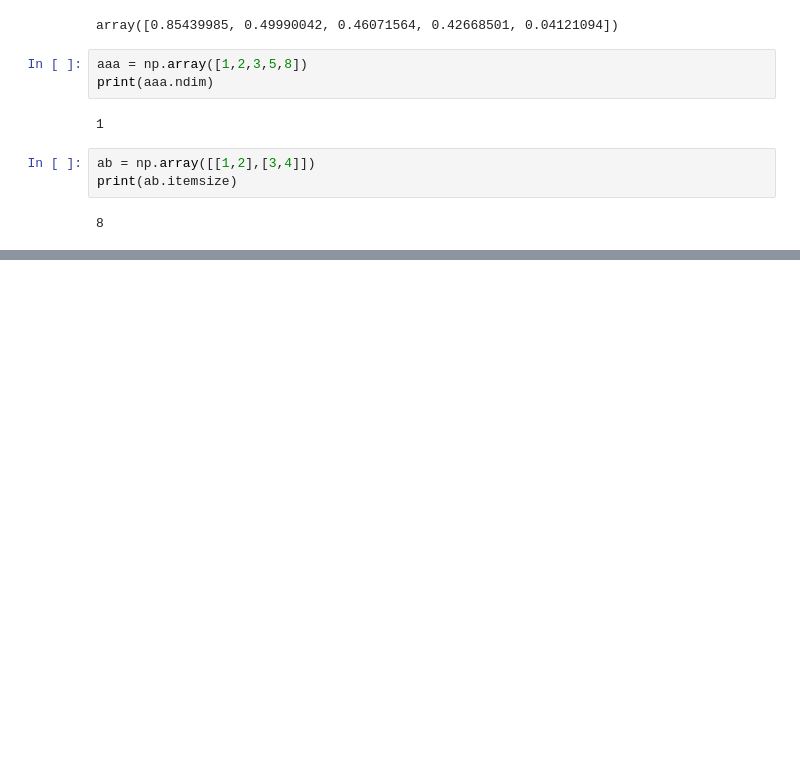
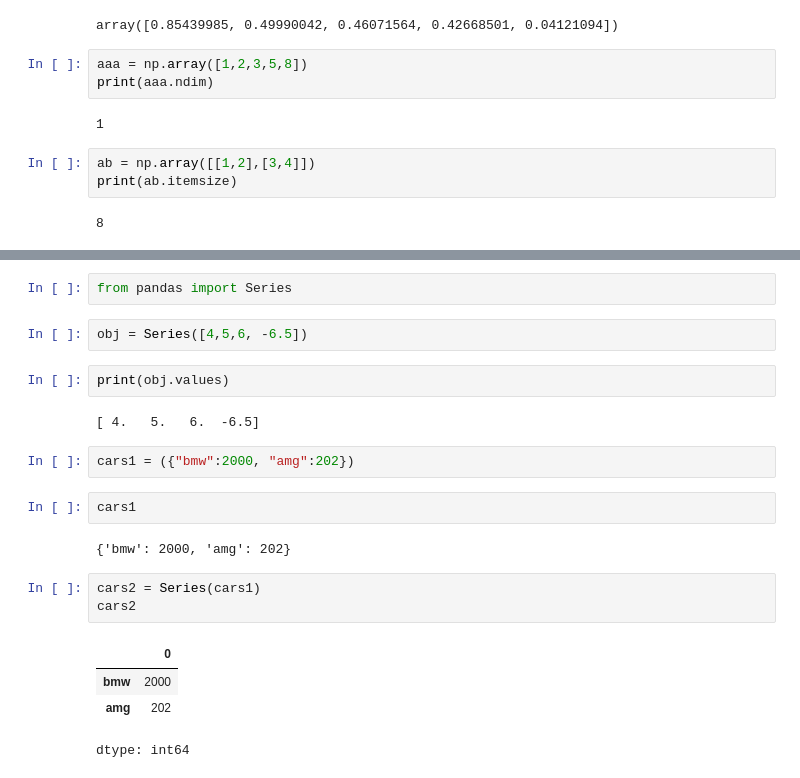
Before and after one commit to shakhzodbekbobobekov/data-science, a Jupyter notebook: first_nb.ipynb, the cells around one changed output, grey strips where cells are left out. Drawn from its saved outputs; the diff is of its cells as text; blank space fills up the shorter version.

```diff
--- a/first_nb.ipynb
+++ b/first_nb.ipynb
@@ -144,0 +149,22 @@ print(ab.itemsize)
+# %%
+from pandas import Series
+# %%
+obj = Series([4,5,6, -6.5])
+# %%
+print(obj.values)
+# %% [output]
+[ 4.   5.   6.  -6.5]
+# %%
+cars1 = ({"bmw":2000, "amg":202})
+# %%
+cars1
+# %% [output]
+{'bmw': 2000, 'amg': 202}
+# %%
+cars2 = Series(cars1)
+cars2
+# %% [output]
+|  | 0 |
+| bmw | 2000 |
+| amg | 202 |
+dtype: int64
```
Also changed, not shown: parts of 7 cells of this notebook.
